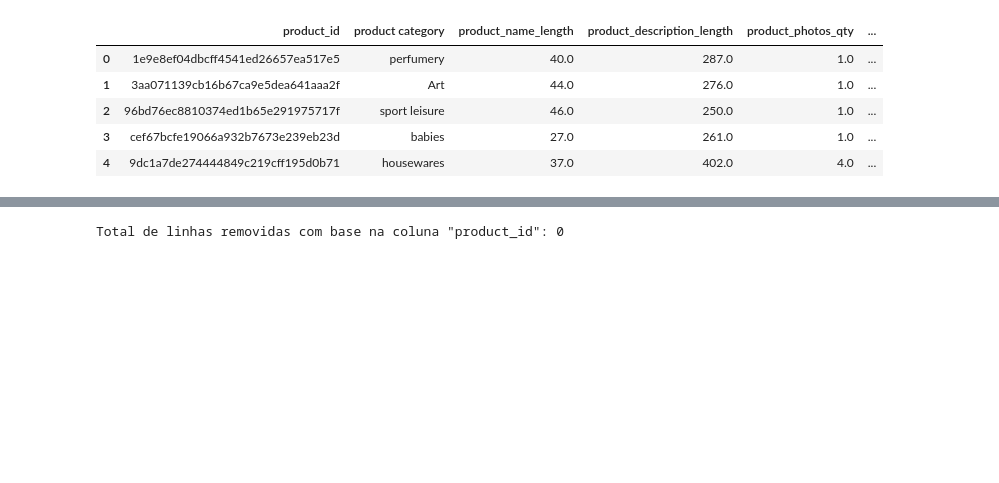
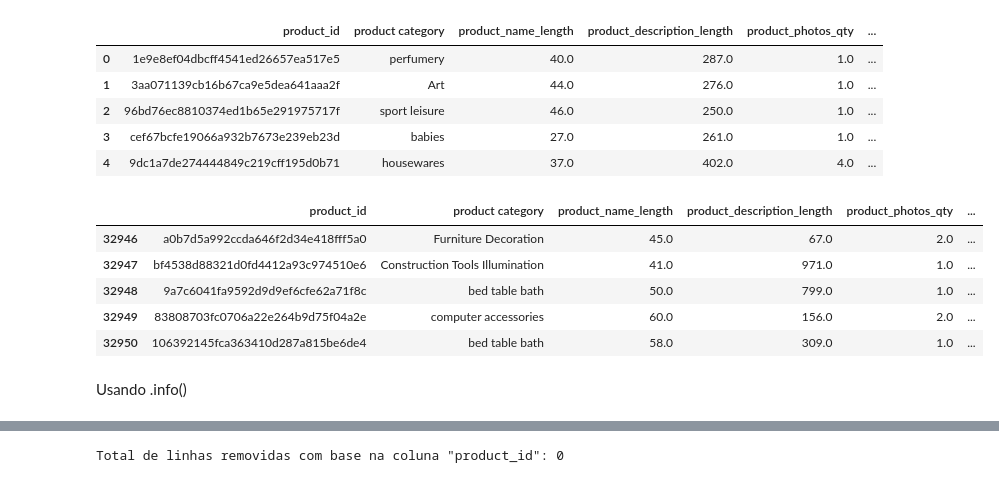
Before and after one commit to datajoedata/e-Commerce-Sales-Analysis-Target-Brazil, a Jupyter notebook: Análise_exploratória_vendas_e_commerce.ipynb, the cells around one changed output, grey strips where cells are left out. Cells and saved outputs as stored; diff of their text form; code cells hidden in the pictures; blank space fills up the shorter version.

```diff
--- a/Análise_exploratória_vendas_e_commerce.ipynb
+++ b/Análise_exploratória_vendas_e_commerce.ipynb
@@ -306,3 +457,14 @@ Primeiras linhas do DataFrame produtos_df:
 | 2 | 96bd76ec8810374ed1b65e291975717f | sport leisure | 46.0 | 250.0 | 1.0 | ... |
 | 3 | cef67bcfe19066a932b7673e239eb23d | babies | 27.0 | 261.0 | 1.0 | ... |
 | 4 | 9dc1a7de274444849c219cff195d0b71 | housewares | 37.0 | 402.0 | 4.0 | ... |
+# %%
+produtos_df.tail()
+# %% [output]
+|  | product_id | product category | product_name_length | product_description_length | product_photos_qty | ... |
+| 32946 | a0b7d5a992ccda646f2d34e418fff5a0 | Furniture Decoration | 45.0 | 67.0 | 2.0 | ... |
+| 32947 | bf4538d88321d0fd4412a93c974510e6 | Construction Tools Illumination | 41.0 | 971.0 | 1.0 | ... |
+| 32948 | 9a7c6041fa9592d9d9ef6cfe62a71f8c | bed table bath | 50.0 | 799.0 | 1.0 | ... |
+| 32949 | 83808703fc0706a22e264b9d75f04a2e | computer accessories | 60.0 | 156.0 | 2.0 | ... |
+| 32950 | 106392145fca363410d287a815be6de4 | bed table bath | 58.0 | 309.0 | 1.0 | ... |
+# %% [markdown]
+Usando .info()
```
Also changed, not shown: parts of 39 cells of this notebook.
